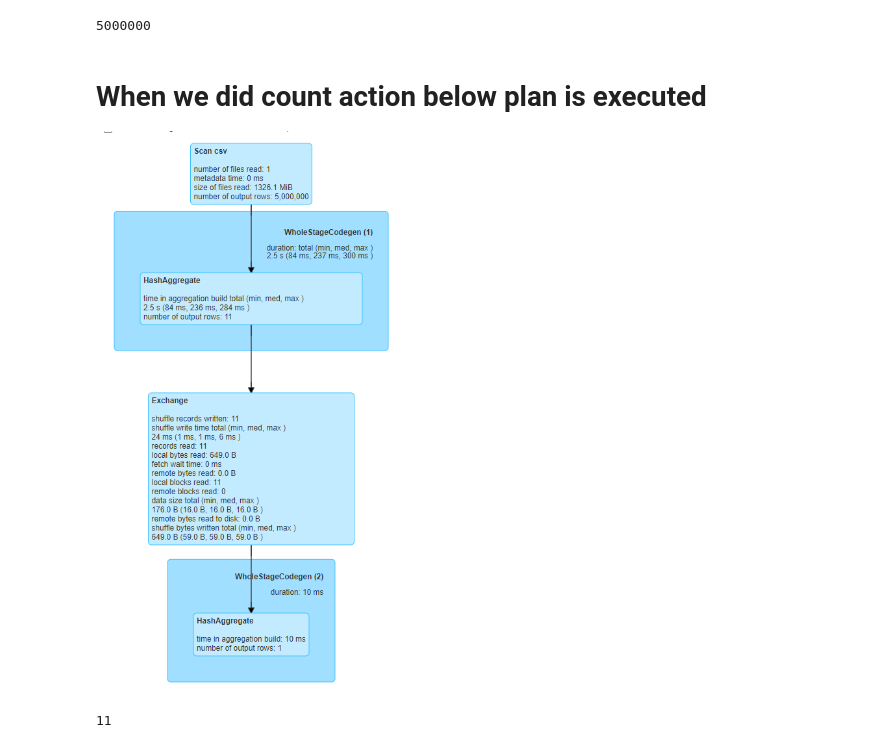
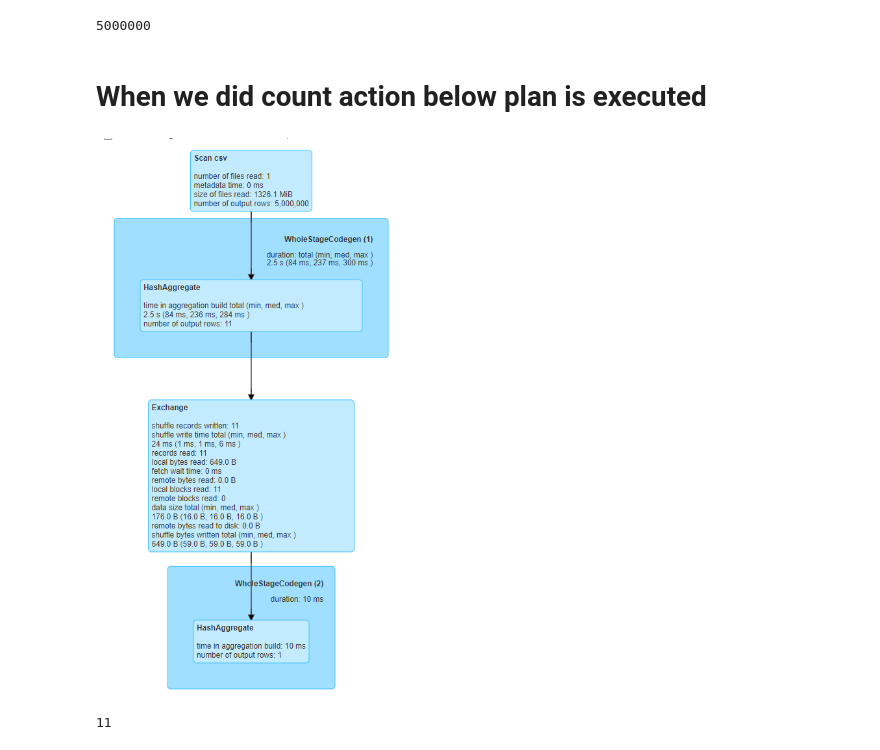
Before and after one commit to anubhav-sharma19/pyspark_basic_optimization, a Jupyter notebook: optimizing_basics.ipynb, the cells around one changed output. Drawn from its saved outputs; the diff is of its cells as text; code cells hidden in the pictures.

```diff
--- a/optimizing_basics.ipynb
+++ b/optimizing_basics.ipynb
@@ -38,8 +42,10 @@ Wall time: 2.91 s
 5000000
 # %% [markdown]
 # When we did count action below plan is executed
-
-![imageasdsa.png](attachment:image.png)
+# %%
+display.Image("/Python_Developement/Spark/Optimization/Images/2.png")
+# %% [output]
+[figure, added]
 # %%
 spark.catalog.clearCache()
 # %%
```
Also changed, not shown: parts of 13 cells of this notebook.
